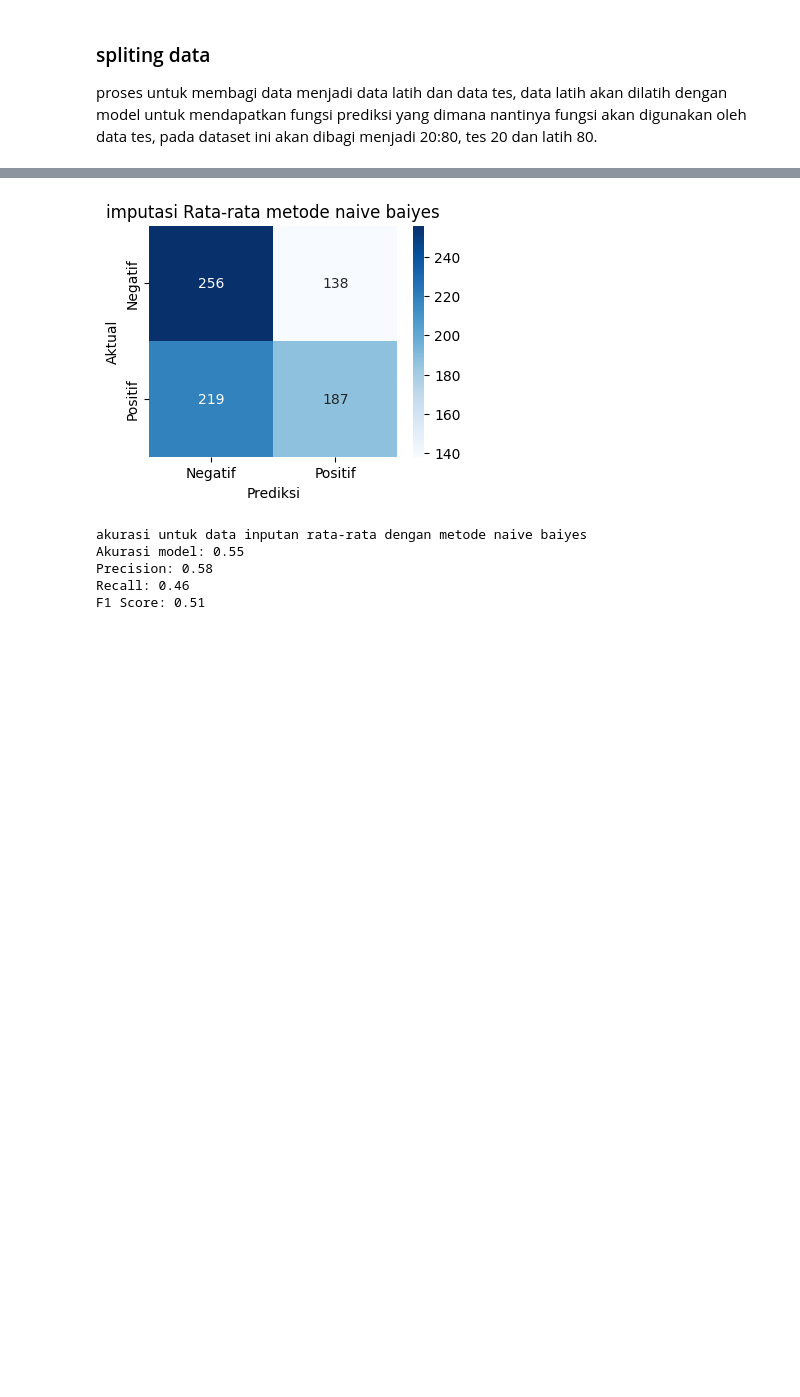
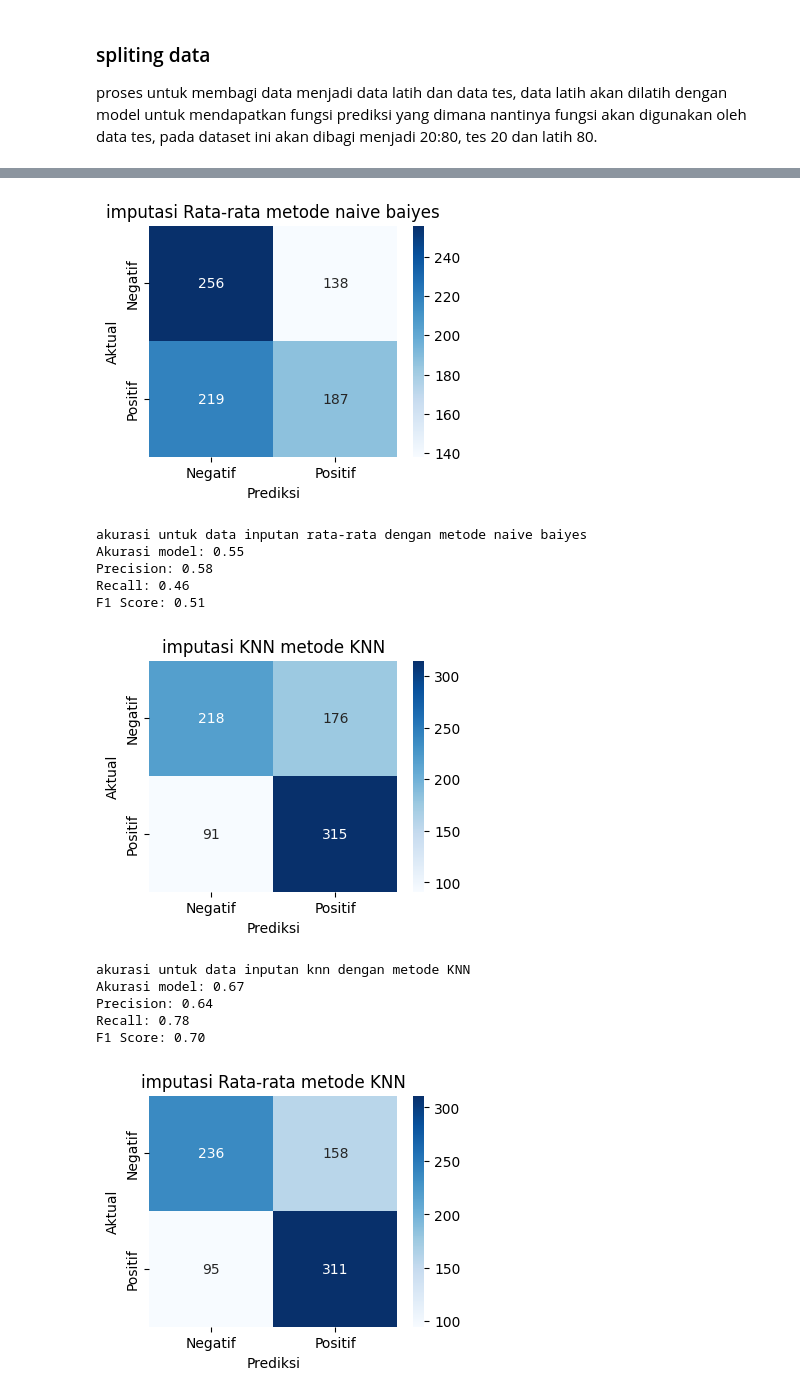
Before and after one commit to Yusronrisq/bismillah, a Jupyter notebook: klasifikasipsd.ipynb, the cells around one changed output, grey strips where cells are left out. Drawn from its saved outputs; the diff is of its cells as text; code cells hidden in the pictures; blank space fills up the shorter version.

```diff
--- a/klasifikasipsd.ipynb
+++ b/klasifikasipsd.ipynb
@@ -206,30 +207,85 @@ plt.show()
 print('akurasi untuk data inputan rata-rata dengan metode naive baiyes')
 print(f'Akurasi model: {accuracy_4:.2f}')
 print(f'Precision: {precision_4:.2f}')
 print(f'Recall: {recall_4:.2f}')
 print(f'F1 Score: {f1_4:.2f}')
+
+# data inputan knn dengan metode KNN
+X_train, X_test, y_train, y_test = train_test_split(Xknn, yknn, test_size=0.2, random_state=42)
+model = KNeighborsClassifier(n_neighbors=3)
+model.fit(X_train, y_train)
+y_pred = model.predict(X_test)
+accuracy_5 = accuracy_score(y_test, y_pred)
+precision_5 = precision_score(y_test, y_pred)
+recall_5 = recall_score(y_test, y_pred)
+f1_5 = f1_score(y_test, y_pred)
+conf_matrix = confusion_matrix(y_test, y_pred)
+
+plt.figure(figsize=(4, 3))
+sns.heatmap(conf_matrix, annot=True, fmt='d', cmap='Blues', xticklabels=['Negatif', 'Positif'], yticklabels=['Negatif', 'Positif'])
+
+plt.xlabel('Prediksi')
+plt.ylabel('Aktual')
+plt.title('imputasi KNN metode KNN')
+plt.show()
+print('akurasi untuk data inputan knn dengan metode KNN')
+print(f'Akurasi model: {accuracy_5:.2f}')
+print(f'Precision: {precision_5:.2f}')
+print(f'Recall: {recall_5:.2f}')
+print(f'F1 Score: {f1_5:.2f}')
+
+# data inputan rata-rata dengan metode KNN
+X_train, X_test, y_train, y_test = train_test_split(Xrata, yrata, test_size=0.2, random_state=42)
+model = KNeighborsClassifier(n_neighbors=3)
+model.fit(X_train, y_train)
+y_pred = model.predict(X_test)
+accuracy_6 = accuracy_score(y_test, y_pred)
+precision_6 = precision_score(y_test, y_pred)
+recall_6 = recall_score(y_test, y_pred)
+f1_6 = f1_score(y_test, y_pred)
+conf_matrix = confusion_matrix(y_test, y_pred)
+
+plt.figure(figsize=(4, 3))
+sns.heatmap(conf_matrix, annot=True, fmt='d', cmap='Blues', xticklabels=['Negatif', 'Positif'], yticklabels=['Negatif', 'Positif'])
+
+plt.xlabel('Prediksi')
+plt.ylabel('Aktual')
+plt.title('imputasi Rata-rata metode KNN')
+plt.show()
+print('akurasi untuk data inputan rata-rata dengan metode KNN')
+print(f'Akurasi model: {accuracy_6:.2f}')
+print(f'Precision: {precision_6:.2f}')
+print(f'Recall: {recall_6:.2f}')
+print(f'F1 Score: {f1_6:.2f}')
 # %% [output]
 [figure]
 akurasi untuk data inputan knn dengan metode decison tree
 Akurasi model: 0.62
 Precision: 0.62
 Recall: 0.68
 F1 Score: 0.65
 [figure]
 akurasi untuk data inputan rata-rata dengan metode decison tree
 Akurasi model: 0.65
 Precision: 0.65
 Recall: 0.67
 F1 Score: 0.66
 [figure]
 akurasi untuk data inputan knn dengan metode naive baiyes
 Akurasi model: 0.56
 Precision: 0.58
 Recall: 0.48
 F1 Score: 0.52
 [figure]
 akurasi untuk data inputan rata-rata dengan metode naive baiyes
 Akurasi model: 0.55
 Precision: 0.58
 Recall: 0.46
 F1 Score: 0.51
+[figure, added]
+akurasi untuk data inputan knn dengan metode KNN
+Akurasi model: 0.67
+Precision: 0.64
+Recall: 0.78
+F1 Score: 0.70
+[figure, added]
```
Also changed, not shown: parts of 4 cells of this notebook, 1 other file.
